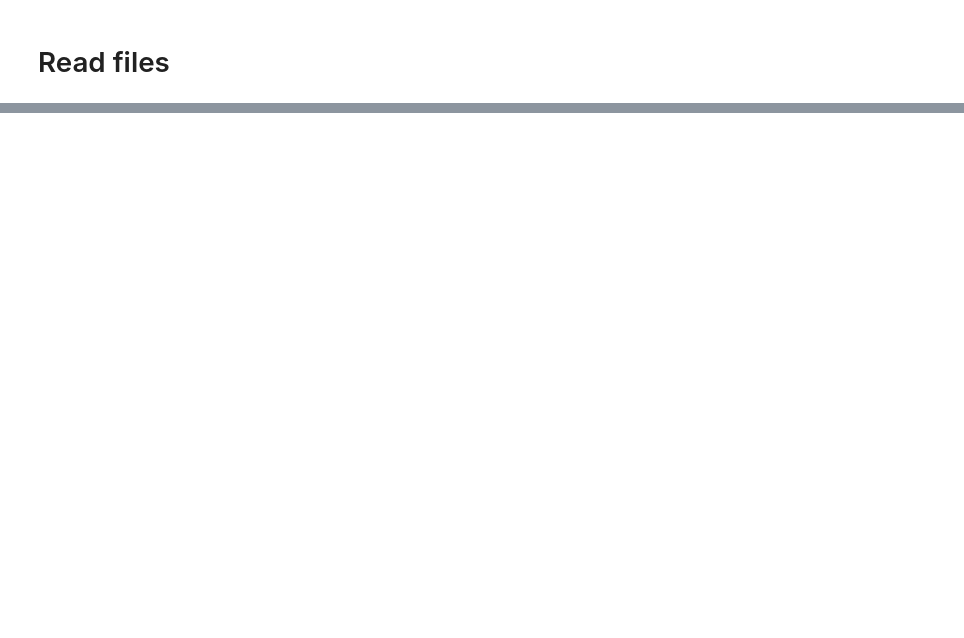
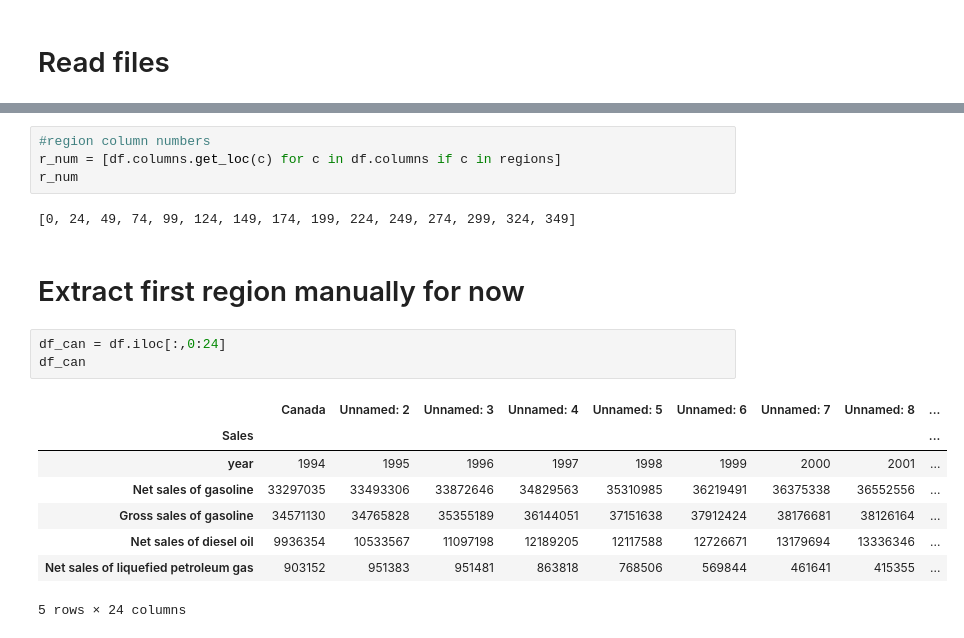
Before and after one commit to KatiRG/airports, a Jupyter notebook: ipynb/transport_fuelsales2json.ipynb, the cells around one changed output, grey strips where cells are left out. Drawn from its saved outputs; the diff is of its cells as text; blank space fills up the shorter version.

```diff
--- a/ipynb/transport_fuelsales2json.ipynb
+++ b/ipynb/transport_fuelsales2json.ipynb
@@ -161,0 +69,20 @@ target2_regions
+# %%
+#region column numbers
+r_num = [df.columns.get_loc(c) for c in df.columns if c in regions]
+r_num
+# %% [output]
+[0, 24, 49, 74, 99, 124, 149, 174, 199, 224, 249, 274, 299, 324, 349]
+# %% [markdown]
+# Extract first region manually for now
+# %%
+df_can = df.iloc[:,0:24]
+df_can
+# %% [output]
+|  | Canada | Unnamed: 2 | Unnamed: 3 | Unnamed: 4 | Unnamed: 5 | Unnamed: 6 | Unnamed: 7 | Unnamed: 8 | ... |
+| Sales |  |  |  |  |  |  |  |  | ... |
+| year | 1994 | 1995 | 1996 | 1997 | 1998 | 1999 | 2000 | 2001 | ... |
+| Net sales of gasoline | 33297035 | 33493306 | 33872646 | 34829563 | 35310985 | 36219491 | 36375338 | 36552556 | ... |
+| Gross sales of gasoline | 34571130 | 34765828 | 35355189 | 36144051 | 37151638 | 37912424 | 38176681 | 38126164 | ... |
+| Net sales of diesel oil | 9936354 | 10533567 | 11097198 | 12189205 | 12117588 | 12726671 | 13179694 | 13336346 | ... |
+| Net sales of liquefied petroleum gas | 903152 | 951383 | 951481 | 863818 | 768506 | 569844 | 461641 | 415355 | ... |
+5 rows × 24 columns
```
Also changed, not shown: parts of 41 cells of this notebook, 9 other files.
